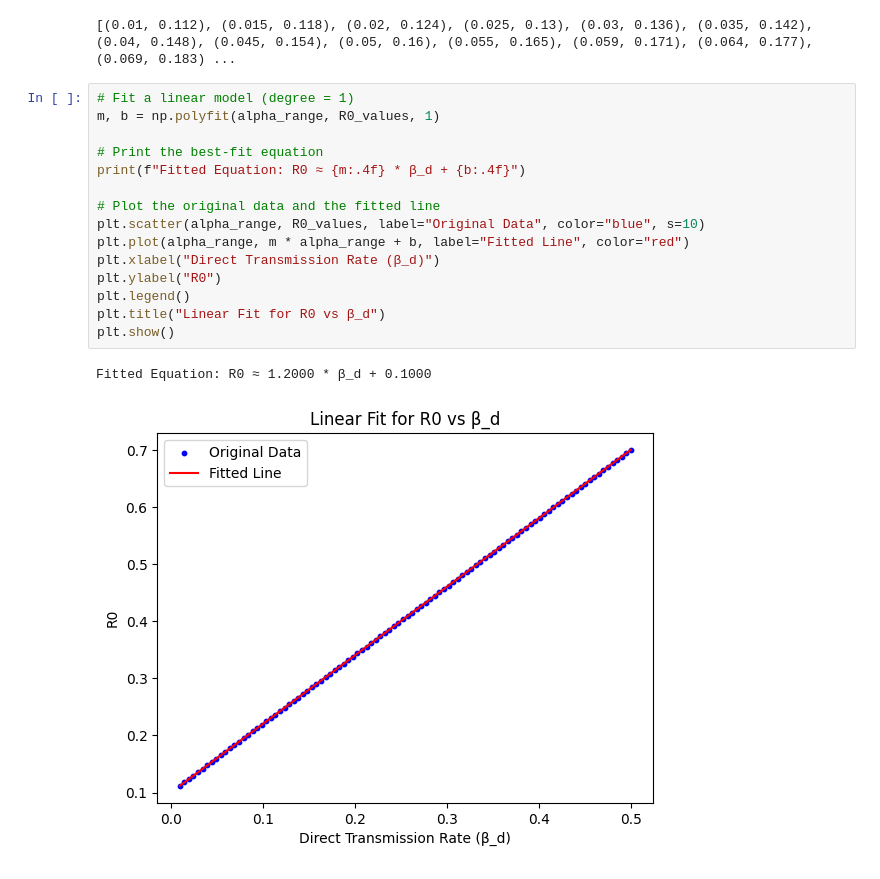
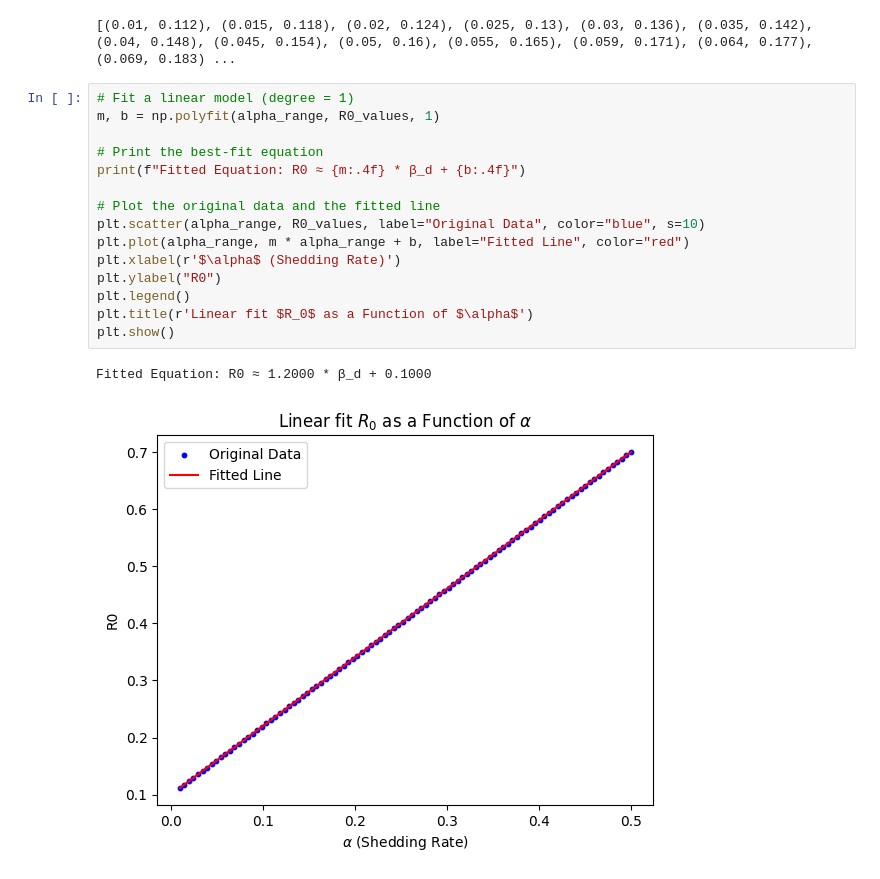
Before and after one commit to nazabu/WNS-Mathematical-Simulation, a Jupyter notebook: src/R0 vs Parameter/R0_Alpha.ipynb, the cells around one changed output. Drawn from its saved outputs; the diff is of its cells as text.

```diff
--- a/src/R0 vs Parameter/R0_Alpha.ipynb
+++ b/src/R0 vs Parameter/R0_Alpha.ipynb
@@ -37,18 +37,18 @@ print([tuple((round(float(alpha), 3), round(float(R0), 3))) for alpha, R0 in zip
 # %%
 # Fit a linear model (degree = 1)
 m, b = np.polyfit(alpha_range, R0_values, 1)
 
 # Print the best-fit equation
 print(f"Fitted Equation: R0 ≈ {m:.4f} * β_d + {b:.4f}")
 
 # Plot the original data and the fitted line
 plt.scatter(alpha_range, R0_values, label="Original Data", color="blue", s=10)
 plt.plot(alpha_range, m * alpha_range + b, label="Fitted Line", color="red")
-plt.xlabel("Direct Transmission Rate (β_d)")
+plt.xlabel(r'$\alpha$ (Shedding Rate)')
 plt.ylabel("R0")
 plt.legend()
-plt.title("Linear Fit for R0 vs β_d")
+plt.title(r'Linear fit $R_0$ as a Function of $\alpha$')
 plt.show()
 # %% [output]
 Fitted Equation: R0 ≈ 1.2000 * β_d + 0.1000
-[figure, old version]
+[figure, new version]
```
